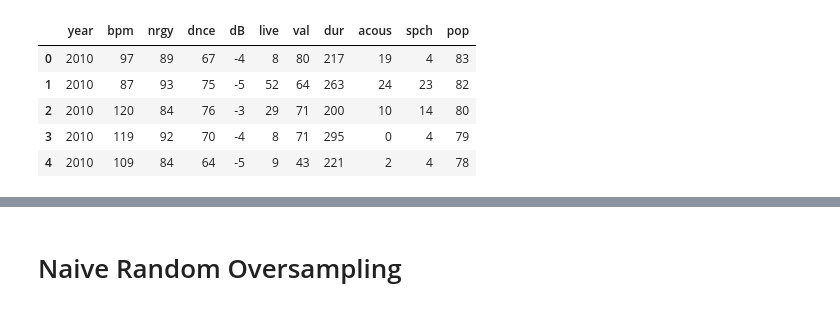
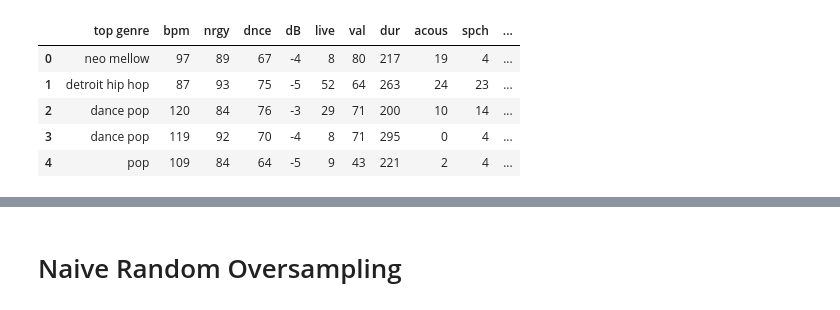
Before and after one commit to AJLozito/Final_Group_Project, a Jupyter notebook: ROS, SMOTE, Cluster 2010_2019.ipynb, the cells around one changed output, grey strips where cells are left out. Saved outputs shown, nothing was run; the diff lists cells and outputs as text; code cells hidden in the pictures.

```diff
--- a/ROS, SMOTE, Cluster 2010_2019.ipynb
+++ b/ROS, SMOTE, Cluster 2010_2019.ipynb
@@ -2,3 +2,5 @@
 import pandas as pd
 top50_df = pd.read_csv("top10s_2010_2019.csv", encoding='latin-1')
 top50_df.head()
+
+top50_df = top50_df.rename(columns={"pop" : "Popularity"})
@@ -15,12 +10,12 @@ from pathlib import Path
 from collections import Counter
 # %%
 #Remove uneccessary columns
-top50_df.drop(['Unnamed: 0', 'title', 'artist', 'top genre'],  inplace=True, axis=1)
+top50_df.drop(['Unnamed: 0', 'title', 'artist', 'year'],  inplace=True, axis=1)
 top50_df.head()
 # %% [output]
-|  | year | bpm | nrgy | dnce | dB | live | val | dur | acous | spch | pop |
-| 0 | 2010 | 97 | 89 | 67 | -4 | 8 | 80 | 217 | 19 | 4 | 83 |
-| 1 | 2010 | 87 | 93 | 75 | -5 | 52 | 64 | 263 | 24 | 23 | 82 |
-| 2 | 2010 | 120 | 84 | 76 | -3 | 29 | 71 | 200 | 10 | 14 | 80 |
-| 3 | 2010 | 119 | 92 | 70 | -4 | 8 | 71 | 295 | 0 | 4 | 79 |
-| 4 | 2010 | 109 | 84 | 64 | -5 | 9 | 43 | 221 | 2 | 4 | 78 |
+|  | top genre | bpm | nrgy | dnce | dB | live | val | dur | acous | spch | ... |
+| 0 | neo mellow | 97 | 89 | 67 | -4 | 8 | 80 | 217 | 19 | 4 | ... |
+| 1 | detroit hip hop | 87 | 93 | 75 | -5 | 52 | 64 | 263 | 24 | 23 | ... |
+| 2 | dance pop | 120 | 84 | 76 | -3 | 29 | 71 | 200 | 10 | 14 | ... |
+| 3 | dance pop | 119 | 92 | 70 | -4 | 8 | 71 | 295 | 0 | 4 | ... |
+| 4 | pop | 109 | 84 | 64 | -5 | 9 | 43 | 221 | 2 | 4 | ... |
```
Also changed, not shown: parts of 20 cells of this notebook.
